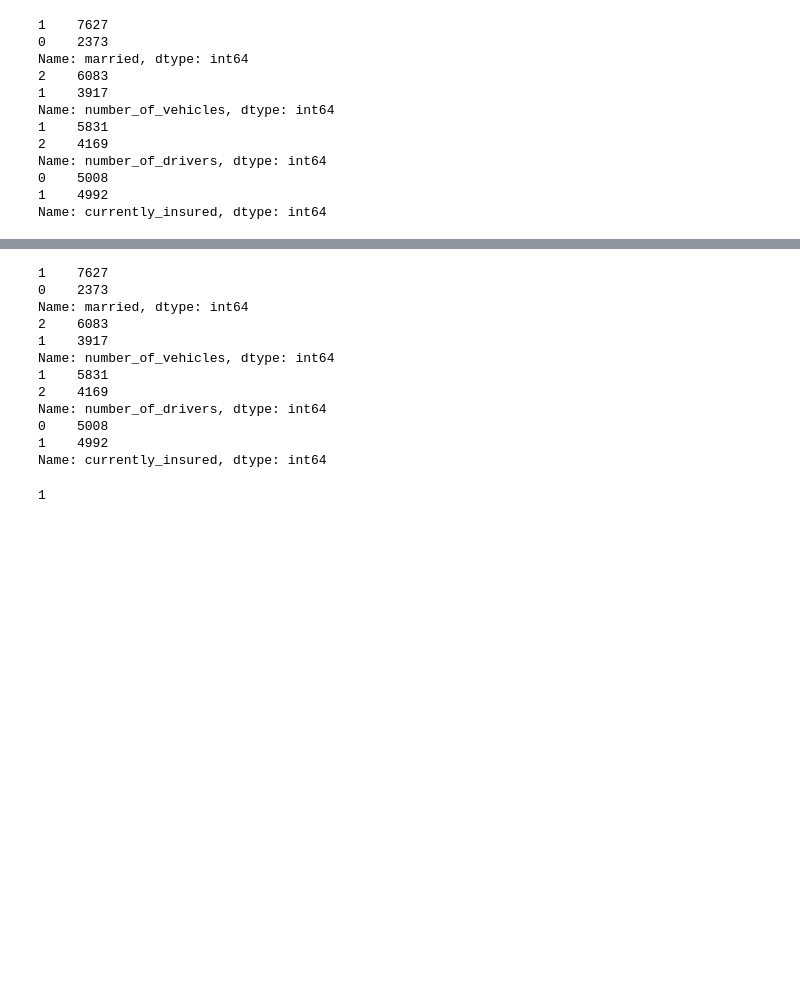
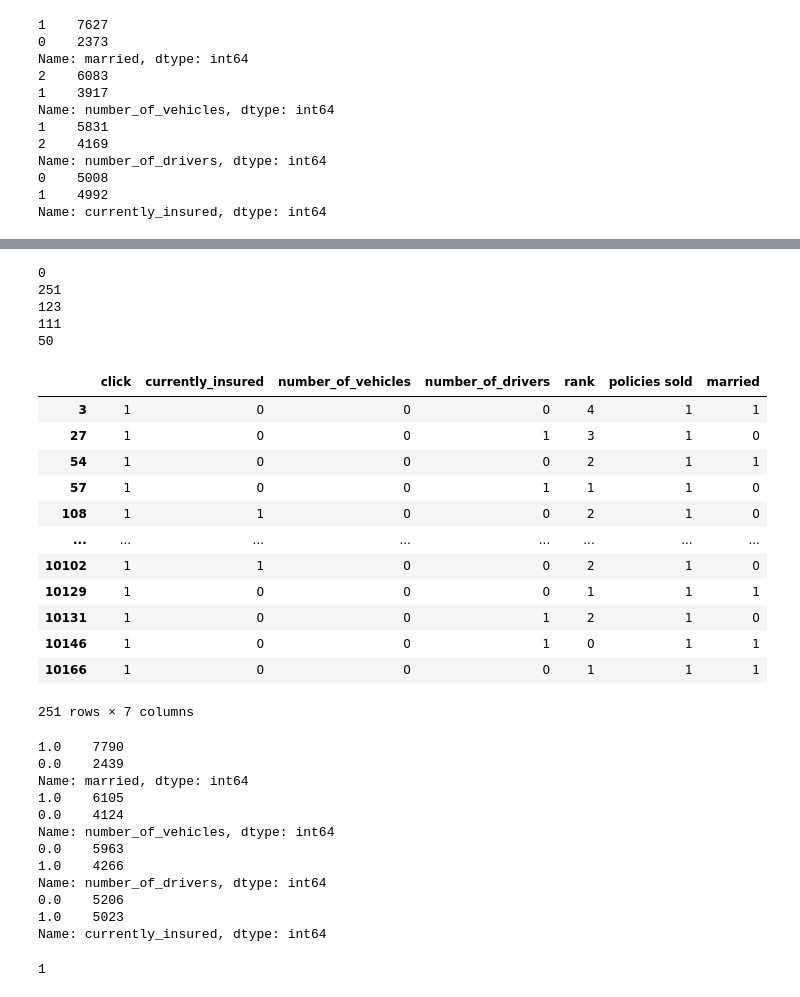
Before and after one commit to zeromath/RootInsurance, a Jupyter notebook: Example.ipynb, the cells around one changed output, grey strips where cells are left out. Drawn from its saved outputs; the diff is of its cells as text; code cells hidden in the pictures; blank space fills up the shorter version.

```diff
--- a/Example.ipynb
+++ b/Example.ipynb
@@ -29,12 +47,8 @@ Name: number_of_drivers, dtype: int64
 Name: currently_insured, dtype: int64
 # %%
 for e in range(1000):
-    for _ in range(100):
-        sw.auction()
+    sw.train()
     if e % 100 == 99:
         print('epoch: {}'.format(e))
-        sw.summary()
-        print()
-    sw.reset()
 # %% [output]
 epoch: 99
@@ -131,0 +104,12 @@ Name: id, dtype: int64
+# %%
+for i in range(5):
+    sw.companies[i].test=True
+
+sw.reset()
+
+for e in range(100):
+    for _ in range(100):
+        sw.auction()
+    if e % 10 == 9:
+        print(e)
+    sw.reset()
@@ -132,18 +127,45 @@ Name: id, dtype: int64
+# %%
+for i in range(5):
+    print(sw.companies[i].num_total_sold)
+# %% [output]
+0
+251
+123
+111
+50
+# %%
+df1 = pd.DataFrame(sw.companies[1].record)
+# %%
+df1[df1['policies sold'] == 1]
+# %% [output]
+|  | click | currently_insured | number_of_vehicles | number_of_drivers | rank | policies sold | married |
+| 3 | 1 | 0 | 0 | 0 | 4 | 1 | 1 |
+| 27 | 1 | 0 | 0 | 1 | 3 | 1 | 0 |
+| 54 | 1 | 0 | 0 | 0 | 2 | 1 | 1 |
+| 57 | 1 | 0 | 0 | 1 | 1 | 1 | 0 |
+| 108 | 1 | 1 | 0 | 0 | 2 | 1 | 0 |
+| ... | ... | ... | ... | ... | ... | ... | ... |
+| 10102 | 1 | 1 | 0 | 0 | 2 | 1 | 0 |
+| 10129 | 1 | 0 | 0 | 0 | 1 | 1 | 1 |
+| 10131 | 1 | 0 | 0 | 1 | 2 | 1 | 0 |
+| 10146 | 1 | 0 | 0 | 1 | 0 | 1 | 1 |
+| 10166 | 1 | 0 | 0 | 0 | 1 | 1 | 1 |
+251 rows × 7 columns
 # %%
 for name in ['married', 'number_of_vehicles', 'number_of_drivers', 'currently_insured']:
-    print(data[name].value_counts())
+    print(df1[name].value_counts())
 # %% [output]
-1    7627
-0    2373
+1.0    7790
+0.0    2439
 Name: married, dtype: int64
-2    6083
-1    3917
+1.0    6105
+0.0    4124
 Name: number_of_vehicles, dtype: int64
-1    5831
-2    4169
+0.0    5963
+1.0    4266
 Name: number_of_drivers, dtype: int64
-0    5008
-1    4992
+0.0    5206
+1.0    5023
 Name: currently_insured, dtype: int64
 # %%
 np.random.binomial(1, 0.9)
```
Also changed, not shown: parts of 15 cells of this notebook, 1 other file.
